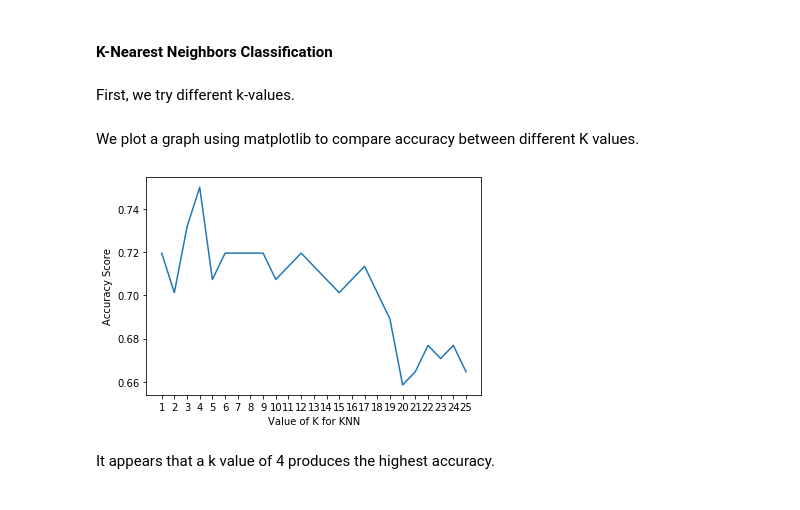
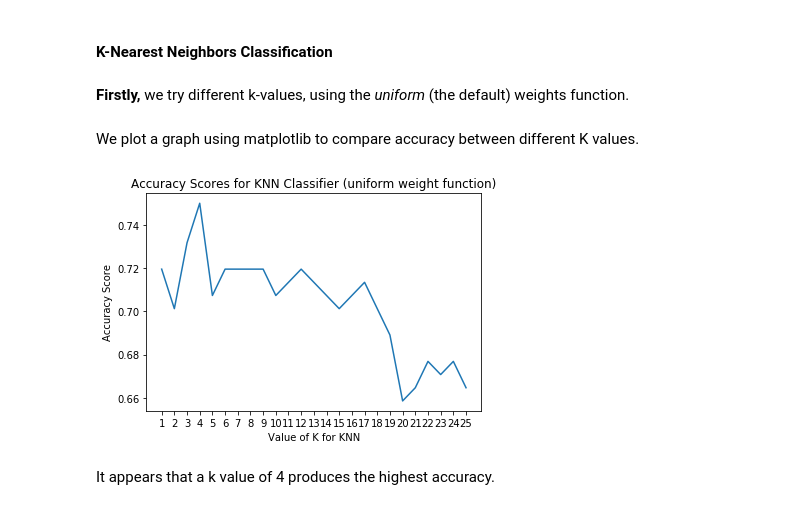
Before and after one commit to rainyrecursion/cs5131-assignment3, a Jupyter notebook: assignment3.ipynb, the cells around one changed output. Drawn from its saved outputs; the diff is of its cells as text; code cells hidden in the pictures.

```diff
--- a/assignment3.ipynb
+++ b/assignment3.ipynb
@@ -83,7 +83,7 @@ Since the problem can be formulated as a classification problem or a regression
 # %% [markdown]
 #### K-Nearest Neighbors Classification
 # %% [markdown]
-First, we try different k-values.
+**Firstly,** we try different k-values, using the *uniform* (the default) weights function.
 # %%
 k_range = range(1, 26)
 uniform_accuracy_scores = []
@@ -98,11 +98,12 @@ We plot a graph using matplotlib to compare accuracy between different K values.
 # %%
 plt.plot(k_range, uniform_accuracy_scores)
 plt.xlabel('Value of K for KNN')
 plt.ylabel('Accuracy Score')
 plt.xticks(np.arange(1, 26))  # makes x-axis values integers
+plt.title("Accuracy Scores for KNN Classifier (uniform weight function)")
 plt.show()
 # %% [output]
-[figure, old version]
+[figure, new version]
 # %% [markdown]
 It appears that a k value of 4 produces the highest accuracy.
 # %% [markdown]
```
Also changed, not shown: parts of 7 cells of this notebook.
